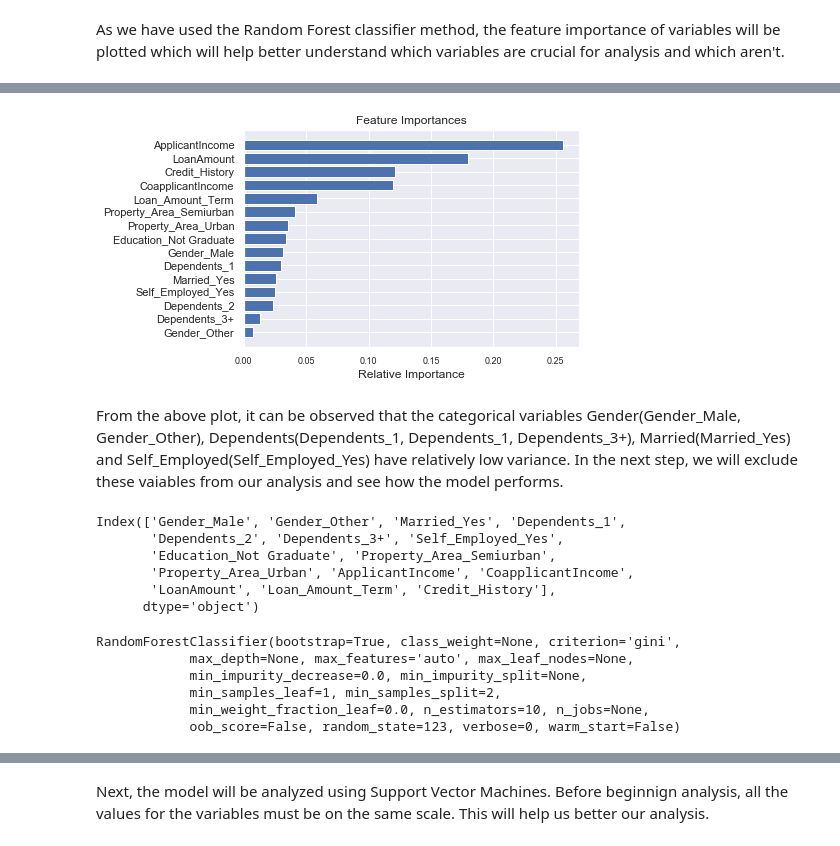
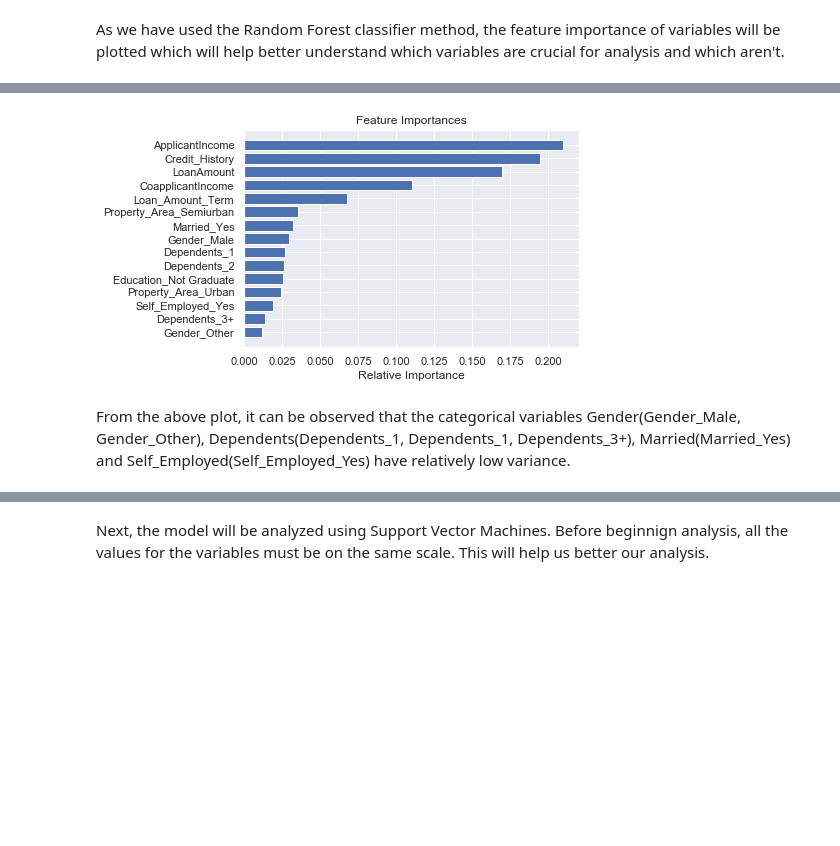
Before and after one commit to adjakka/Capstone_Projects, a Jupyter notebook: Springboard_Capstone_Project_1/Machine_Learning_steps.ipynb, the cells around one changed output, grey strips where cells are left out. Drawn from its saved outputs; the diff is of its cells as text; code cells hidden in the pictures; blank space fills up the shorter version.

Commit message:
Made changes to model evaluation

```diff
--- a/Springboard_Capstone_Project_1/Machine_Learning_steps.ipynb
+++ b/Springboard_Capstone_Project_1/Machine_Learning_steps.ipynb
@@ -76,13 +82,13 @@ The raw data will now be split into the into the tes and training sets
 # %%
-Xtrain, Xtest, ytrain, ytest = train_test_split(X, y, random_state=42, test_size=0.3)
+Xtrain, Xtest, ytrain, ytest = train_test_split(X, y, random_state=42, test_size=0.25)
 # %% [markdown]
 We begin our analysis with the ensemble method "RandomForestClassifier". In this method, random sampling with replacement is performed. Then a subset of the original features are randomly used for analyzing the various bootstrap samples generated in the earlier step. These would result in a series of weak individual models. These "weak" models are then aggregated to give a strong prediction model.
 # %%
-clf = RandomForestClassifier(random_state=123)
+clf_rf = RandomForestClassifier(random_state=42)
 # %% [markdown]
 The classifier will now be fit on the training data
 # %%
-clf.fit(Xtrain, ytrain)
+clf_rf.fit(Xtrain, ytrain)
 # %% [output]
 RandomForestClassifier(bootstrap=True, class_weight=None, criterion='gini',
             max_depth=None, max_features='auto', max_leaf_nodes=None,
@@ -122,20 +131,0 @@ In the next step, using Principal Component Analysis, the variances of the indiv
-# %%
-scaler = StandardScaler()
-
-# Create a PCA instance: pca
-pca = PCA()
-
-# Create pipeline: pipeline
-pipeline = make_pipeline(scaler, pca)
-
-# Fit the pipeline to 'samples'
-pipeline.fit(X_set)
-
-# Plot the explained variances
-features = range(pca.n_components_)
-plt.rc('xtick', labelsize=9)
-#rc('font', **font)
-plt.bar(features, pca.explained_variance_)
-plt.xlabel('PCA feature')
-plt.ylabel('variance')
-plt.xticks(features)
@@ -183,23 +134,14 @@ Credit_History=0.12118381158032623
 # %%
 features = X_set.columns
-importances = clf.feature_importances_
+importances = clf_rf.feature_importances_
 indices = np.argsort(importances)
 
 plt.title('Feature Importances')
 plt.barh(range(len(indices)), importances[indices], color='b', align='center')
 plt.yticks(range(len(indices)), [features[i] for i in indices])
 plt.xlabel('Relative Importance')
 plt.show()
 # %% [output]
-[figure, old version]
+[figure, new version]
 # %% [markdown]
-From the above plot, it can be observed that the categorical variables Gender(Gender_Male, Gender_Other), Dependents(Dependents_1, Dependents_1, Dependents_3+), Married(Married_Yes) and Self_Employed(Self_Employed_Yes) have relatively low variance. In the next step, we will exclude these vaiables from our analysis and see how the model performs.
+From the above plot, it can be observed that the categorical variables Gender(Gender_Male, Gender_Other), Dependents(Dependents_1, Dependents_1, Dependents_3+), Married(Married_Yes) and Self_Employed(Self_Employed_Yes) have relatively low variance.
-# %%
-X_set.columns
-# %% [output]
-Index(['Gender_Male', 'Gender_Other', 'Married_Yes', 'Dependents_1',
-       'Dependents_2', 'Dependents_3+', 'Self_Employed_Yes',
-       'Education_Not Graduate', 'Property_Area_Semiurban',
-       'Property_Area_Urban', 'ApplicantIncome', 'CoapplicantIncome',
-       'LoanAmount', 'Loan_Amount_Term', 'Credit_History'],
-      dtype='object')
@@ -210,10 +147,0 @@ Xtrain, Xtest, ytrain, ytest = train_test_split(X_set_new.values, y, random_stat
-# %%
-clf = RandomForestClassifier(random_state=123)
-clf.fit(Xtrain, ytrain)
-# %% [output]
-RandomForestClassifier(bootstrap=True, class_weight=None, criterion='gini',
-            max_depth=None, max_features='auto', max_leaf_nodes=None,
-            min_impurity_decrease=0.0, min_impurity_split=None,
-            min_samples_leaf=1, min_samples_split=2,
-            min_weight_fraction_leaf=0.0, n_estimators=10, n_jobs=None,
-            oob_score=False, random_state=123, verbose=0, warm_start=False)
```
Also changed, not shown: parts of 105 cells of this notebook.
